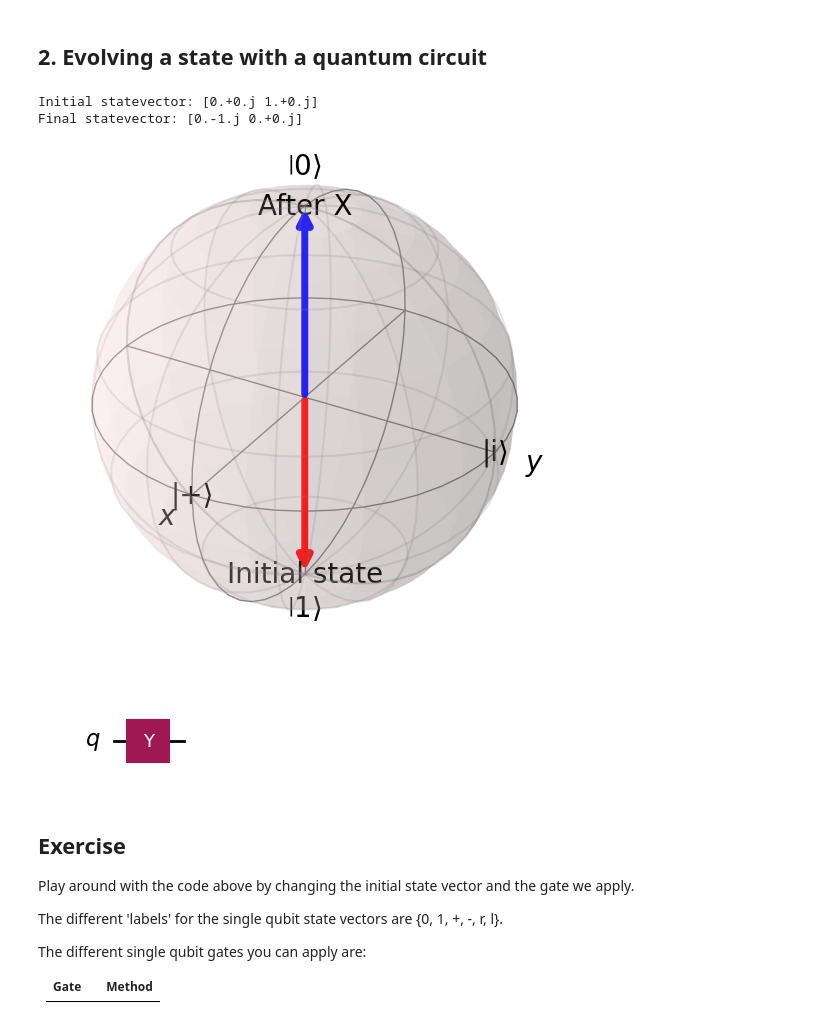
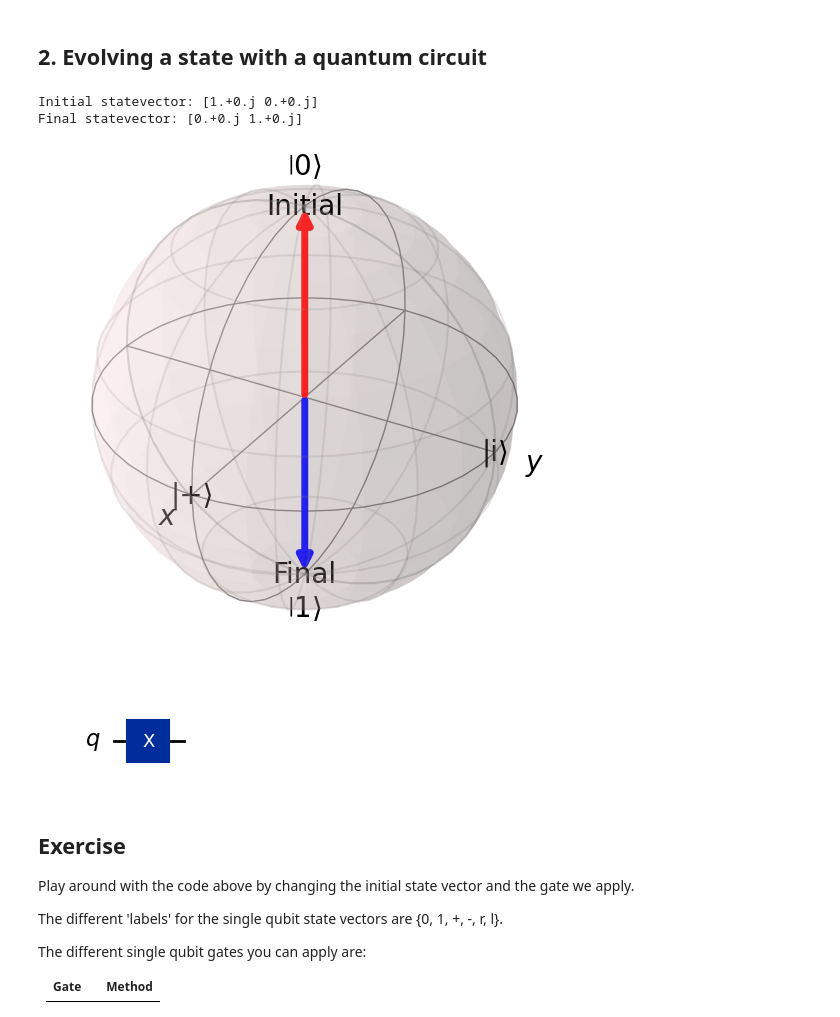
Before and after one commit to JoeyRogers-svg/Qiskit-fundamentals-course, a Jupyter notebook: 1-single-qubit-gates-and-visualisation.ipynb, the cells around one changed output. Drawn from its saved outputs; the diff is of its cells as text; code cells hidden in the pictures.

```diff
--- a/1-single-qubit-gates-and-visualisation.ipynb
+++ b/1-single-qubit-gates-and-visualisation.ipynb
@@ -81,35 +78,36 @@ Statevector |0⟩: [1.+0.j 0.+0.j]
 ## 2. Evolving a state with a quantum circuit
 # %%
 # 1. Define initial state
-initial_state = Statevector.from_label('1')
+initial_state = Statevector.from_label("0")
 
 # 2. Build circuit
+from qiskit import QuantumCircuit
 qc = QuantumCircuit(1)
-qc.y(0)
+qc.x(0)
 
 # 3. Evolve state
 final_state = initial_state.evolve(qc)
 
 # 4. Print statevectors
 print("Initial statevector:", initial_state.data)
 print("Final statevector:", final_state.data)
 
 # 5. Plot Bloch vectors
 plot_bloch_states(
     [
         statevector_to_bloch(initial_state.data),
         statevector_to_bloch(final_state.data)
     ],
-    labels=["Initial state", "After X"],
+    labels=["Initial", "Final"],
     colors=["r", "b"]
 )
 
 qc.draw(output='mpl')
 # %% [output]
-Initial statevector: [0.+0.j 1.+0.j]
-Final statevector: [0.-1.j 0.+0.j]
+Initial statevector: [1.+0.j 0.+0.j]
+Final statevector: [0.+0.j 1.+0.j]
-[figure, old version]
+[figure, new version]
-[figure, old version]
+[figure, new version]
 # %% [markdown]
 ## Exercise
 
```
Also changed, not shown: parts of 5 cells of this notebook, 3 other files.
